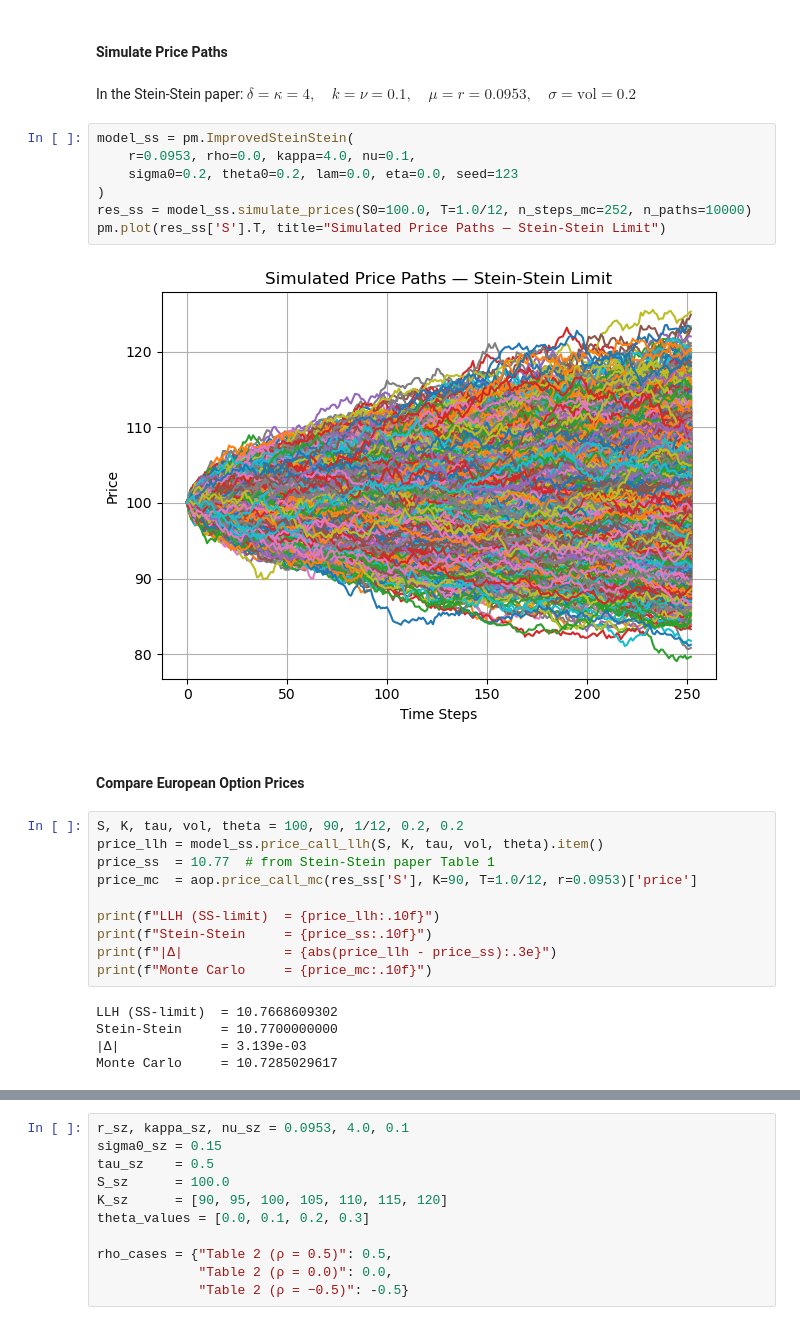
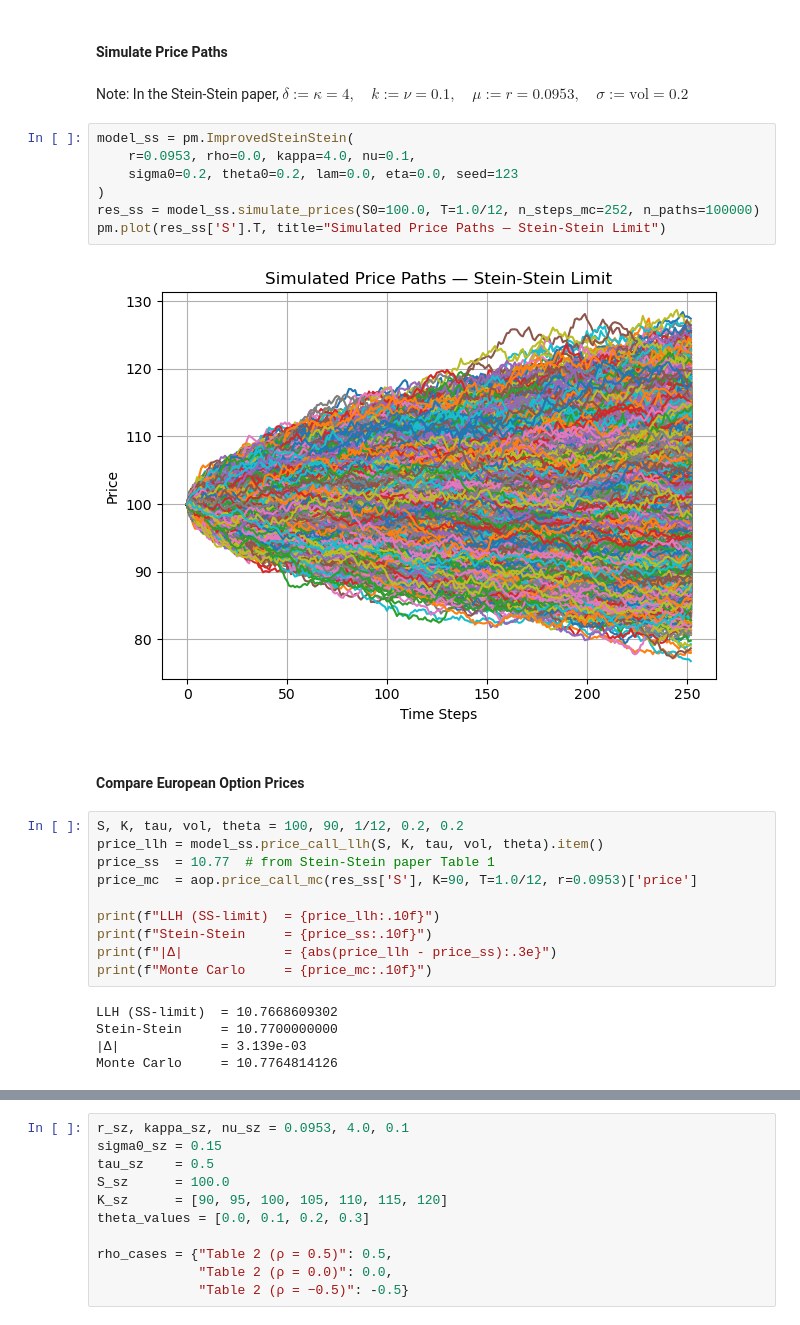
Before and after one commit to ramiuness/american-option-pricing-stoch-vol, a Jupyter notebook: notebooks/european_pricing.ipynb, the cells around one changed output, grey strips where cells are left out. Drawn from its saved outputs; the diff is of its cells as text.

```diff
--- a/notebooks/european_pricing.ipynb
+++ b/notebooks/european_pricing.ipynb
@@ -366,17 +413,17 @@ model. We compare against their Table 1 values.
 # %% [markdown]
 #### Simulate Price Paths
 # %% [markdown]
-In the Stein-Stein paper:
-$\delta = \kappa = 4, \quad k = \nu = 0.1, \quad \mu = r = 0.0953, \quad \sigma = \text{vol} = 0.2$
+Note: In the Stein-Stein paper,
+$\delta := \kappa = 4, \quad k := \nu = 0.1, \quad \mu := r = 0.0953, \quad \sigma := \text{vol} = 0.2$
 # %%
 model_ss = pm.ImprovedSteinStein(
     r=0.0953, rho=0.0, kappa=4.0, nu=0.1,
     sigma0=0.2, theta0=0.2, lam=0.0, eta=0.0, seed=123
 )
-res_ss = model_ss.simulate_prices(S0=100.0, T=1.0/12, n_steps_mc=252, n_paths=10000)
+res_ss = model_ss.simulate_prices(S0=100.0, T=1.0/12, n_steps_mc=252, n_paths=100000)
 pm.plot(res_ss['S'].T, title="Simulated Price Paths — Stein-Stein Limit")
 # %% [output]
-[figure, old version]
+[figure, new version]
 # %% [markdown]
 #### Compare European Option Prices
 # %%
@@ -393,6 +440,6 @@ print(f"Monte Carlo     = {price_mc:.10f}")
 LLH (SS-limit)  = 10.7668609302
 Stein-Stein     = 10.7700000000
 |Δ|             = 3.139e-03
-Monte Carlo     = 10.7285029617
+Monte Carlo     = 10.7764814126
 # %% [markdown]
 <a id="sz-table2"></a>
```
Also changed, not shown: parts of 44 cells of this notebook, 3 other files.
